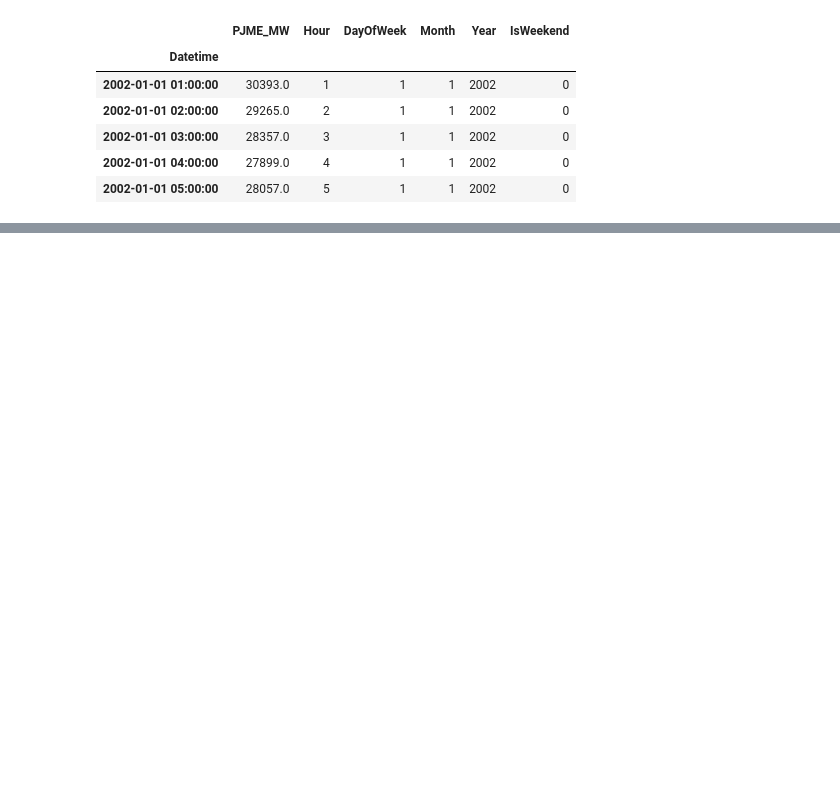
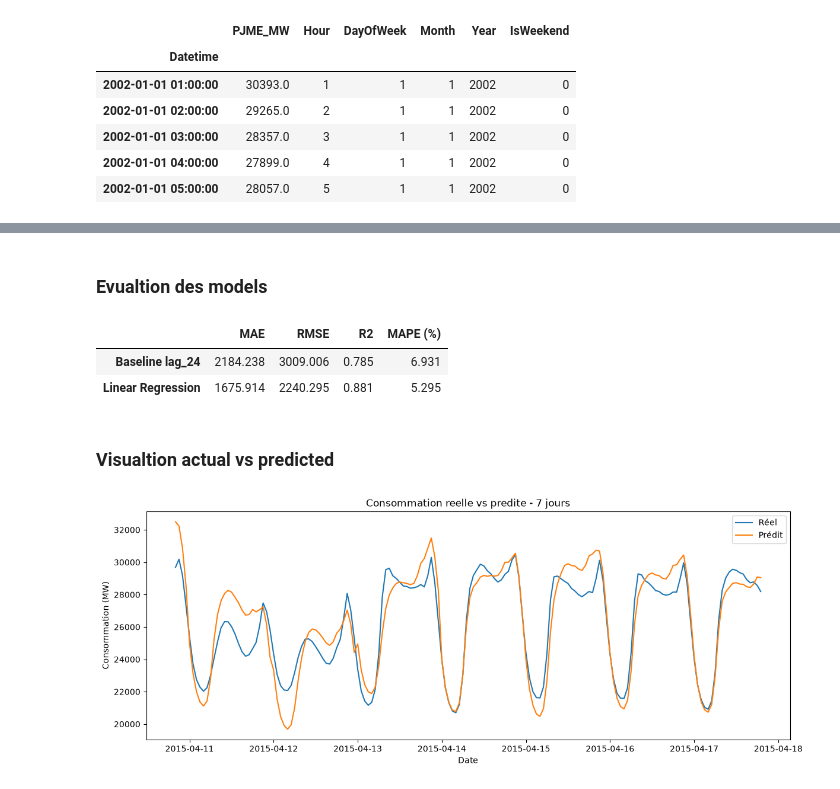
Before and after one commit to Oumohgh/electricity-demand-forecasting-azure, a Jupyter notebook: notebook.ipynb, the cells around one changed output, grey strips where cells are left out. Saved outputs shown, nothing was run; the diff lists cells and outputs as text; code cells hidden in the pictures; blank space fills up the shorter version.

```diff
--- a/notebook.ipynb
+++ b/notebook.ipynb
@@ -382,5 +376,5 @@ plt.show()
 # %%
-df_ts = series.set_index("Datetime").sort_index()
+df_ts = s_interp.to_frame("PJME_MW").sort_index()
 
 monthly = df_ts["PJME_MW"].resample("MS").mean()
 result = STL(monthly, period=12, robust=True).fit()
@@ -431,0 +507,7 @@ df_ts.head()
+# %%
+target="PJME_MW"
+X=df_model.drop(columns=[target])
+y=df_model[target]
+
+print("features:",X.shape)
+print("cible:",y.shape)
@@ -431,0 +519,14 @@ df_ts.head()
+# %%
+split = int(len(X) * 0.8)
+
+X_train = X.iloc[:split]
+X_test = X.iloc[split:]
+
+y_train = y.iloc[:split]
+y_test = y.iloc[split:]
+
+print("Train :", X_train.shape)
+print("Test :", X_test.shape)
+
+print("Train dates :", X_train.index.min(), X_train.index.max())
+print("Test dates :", X_test.index.min(), X_test.index.max())
@@ -431,0 +540,8 @@ df_ts.head()
+# %%
+model= LinearRegression()
+
+model.fit(X_train,y_train)
+
+y_pred=model.predict(X_test)
+
+print(y_pred[:5])
@@ -431,0 +565,38 @@ df_ts.head()
+# %% [markdown]
+### Evualtion des models
+# %%
+def evaluate(y_true, y_pred):
+    return {
+        "MAE": mean_absolute_error(y_true, y_pred),
+        "RMSE": np.sqrt(mean_squared_error(y_true, y_pred)),
+        "R2": r2_score(y_true, y_pred),
+        "MAPE (%)": mean_absolute_percentage_error(y_true, y_pred) * 100
+    }
+
+results = pd.DataFrame({
+    "Baseline lag_24": evaluate(y_test, y_baseline),
+    "Linear Regression": evaluate(y_test, y_pred)
+}).T
+
+results.round(3)
+# %% [output]
+|  | MAE | RMSE | R2 | MAPE (%) |
+| Baseline lag_24 | 2184.238 | 3009.006 | 0.785 | 6.931 |
+| Linear Regression | 1675.914 | 2240.295 | 0.881 | 5.295 |
+# %% [markdown]
+### Visualtion  actual vs predicted
+# %%
+y_pred = pd.Series(y_pred, index=y_test.index)
+
+plt.figure(figsize=(14, 5))
+
+plt.plot(y_test.iloc[:168], label="Réel")
+plt.plot(y_pred.iloc[:168], label="Prédit")
+
+plt.title("Consommation reelle vs predite - 7 jours")
+plt.xlabel("Date")
+plt.ylabel("Consommation (MW)")
+plt.legend()
+plt.show()
+# %% [output]
+[figure, added]
```
Also changed, not shown: parts of 27 cells of this notebook.
